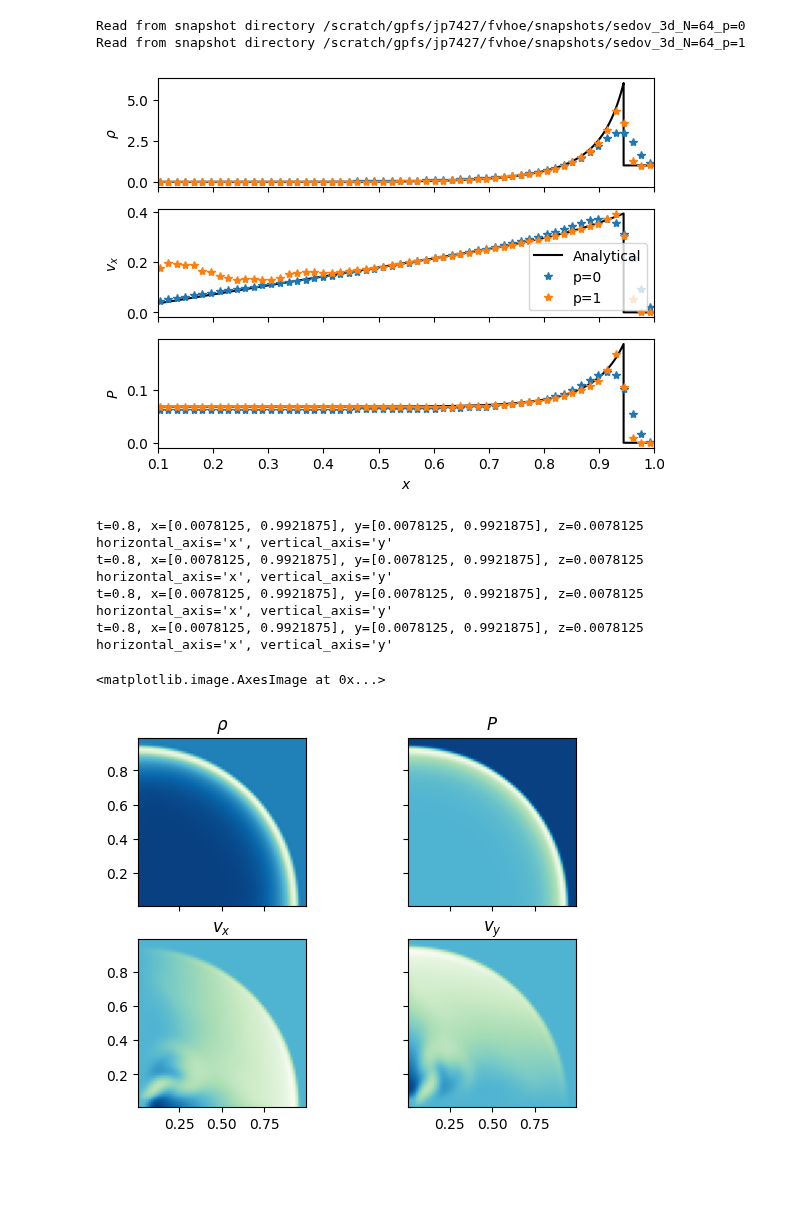
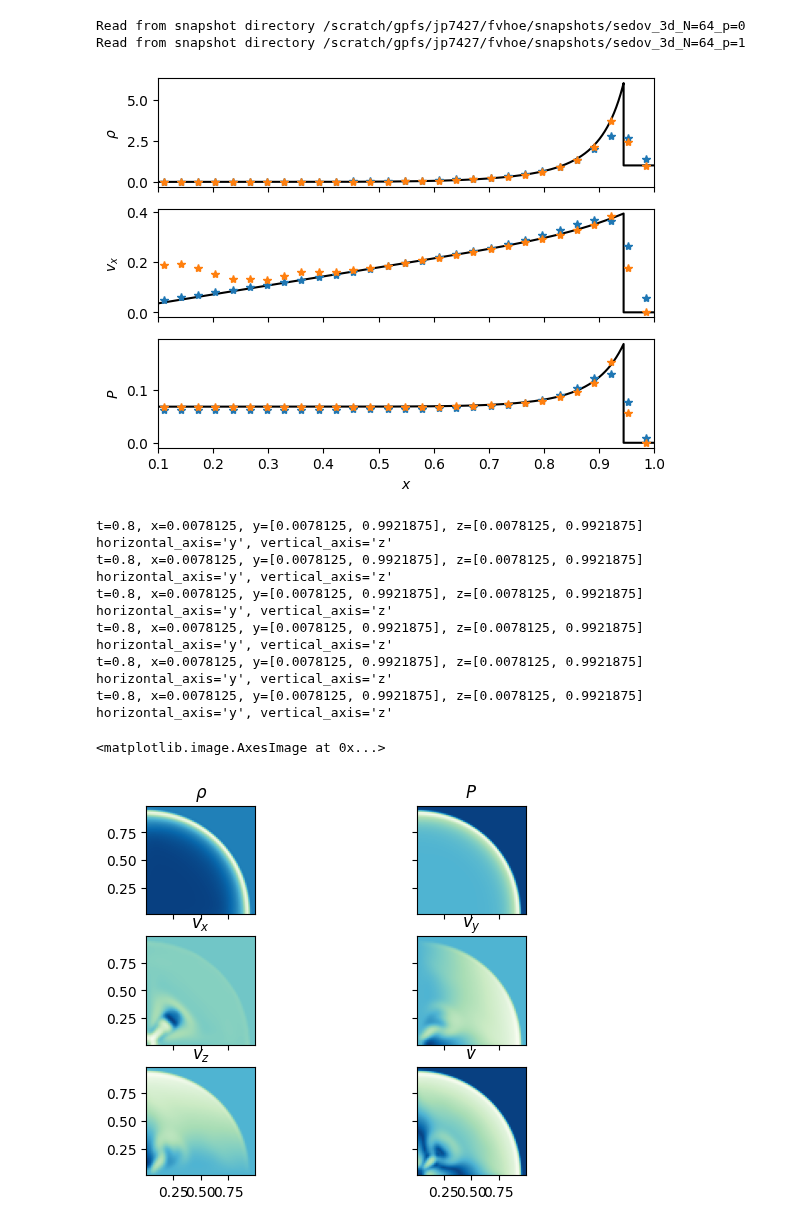
Before and after one commit to jpalafou/FVHOE, a Jupyter notebook: examples/euler/sedov.ipynb, the cells around one changed output. Saved outputs shown, nothing was run; the diff lists cells and outputs as text; code cells hidden in the pictures; blank space fills up the shorter version.

```diff
--- a/examples/euler/sedov.ipynb
+++ b/examples/euler/sedov.ipynb
@@ -102,7 +102,7 @@ chi0=1.0040002436392572
 Text(0.5, 0, '$x$')
 [figure]
 # %%
-N = 128
+N = 64
 snapshot_dir = "/scratch/gpfs/jp7427/fvhoe/snapshots/sedov_2d"
 overwrite = False
 radii = np.linspace(0, 1, N // 2 + 1)
@@ -203,6 +232,7 @@ Text(0.5, 0, '$x$')
 N = 64
 snapshot_dir = "/scratch/gpfs/jp7427/fvhoe/snapshots/sedov_3d"
 overwrite = False
+radii = np.linspace(0, 1, N // 2 + 1)
 
 for p in [0, 1]:
     solver = EulerSolver(
@@ -228,7 +258,7 @@ for p in [0, 1]:
         px=p,
         py=p,
         pz=p,
-        riemann_solver="hllc",
+        riemann_solver="llf",
         a_posteriori_slope_limiting=True,
         slope_limiter="minmod",
         NAD=1e-3,
@@ -251,28 +281,35 @@ Read from snapshot directory /scratch/gpfs/jp7427/fvhoe/snapshots/sedov_3d_N=64_
 Read from snapshot directory /scratch/gpfs/jp7427/fvhoe/snapshots/sedov_3d_N=64_p=1
 # %%
 ax[2].set_xlim(0.1, 1)
-ax[1].legend()
 fig
 # %% [output]
-[figure, old version]
+[figure, new version]
 # %%
-fig, ax = plt.subplots(2, 2, sharex=True, sharey=True)
+fig, ax = plt.subplots(3, 2, sharex=True, sharey=True)
 ax[0, 0].set_title(r"$\rho$")
-solver.plot_2d_slice(ax[0, 0], param="rho", z=0)
+solver.plot_2d_slice(ax[0, 0], param="rho", x=0)
 ax[0, 1].set_title(r"$P$")
-solver.plot_2d_slice(ax[0, 1], param="P", z=0)
+solver.plot_2d_slice(ax[0, 1], param="P", x=0)
 ax[1, 0].set_title(r"$v_x$")
-solver.plot_2d_slice(ax[1, 0], param="vx", z=0)
+solver.plot_2d_slice(ax[1, 0], param="vx", x=0)
 ax[1, 1].set_title(r"$v_y$")
-solver.plot_2d_slice(ax[1, 1], param="vy", z=0)
+solver.plot_2d_slice(ax[1, 1], param="vy", x=0)
+ax[2, 0].set_title(r"$v_z$")
+solver.plot_2d_slice(ax[2, 0], param="vz", x=0)
+ax[2, 1].set_title(r"$v$")
+solver.plot_2d_slice(ax[2, 1], param="v", x=0)
 # %% [output]
-t=0.8, x=[0.0078125, 0.9921875], y=[0.0078125, 0.9921875], z=0.0078125
-horizontal_axis='x', vertical_axis='y'
-t=0.8, x=[0.0078125, 0.9921875], y=[0.0078125, 0.9921875], z=0.0078125
-horizontal_axis='x', vertical_axis='y'
-t=0.8, x=[0.0078125, 0.9921875], y=[0.0078125, 0.9921875], z=0.0078125
-horizontal_axis='x', vertical_axis='y'
-t=0.8, x=[0.0078125, 0.9921875], y=[0.0078125, 0.9921875], z=0.0078125
-horizontal_axis='x', vertical_axis='y'
+t=0.8, x=0.0078125, y=[0.0078125, 0.9921875], z=[0.0078125, 0.9921875]
+horizontal_axis='y', vertical_axis='z'
+t=0.8, x=0.0078125, y=[0.0078125, 0.9921875], z=[0.0078125, 0.9921875]
+horizontal_axis='y', vertical_axis='z'
+t=0.8, x=0.0078125, y=[0.0078125, 0.9921875], z=[0.0078125, 0.9921875]
+horizontal_axis='y', vertical_axis='z'
+t=0.8, x=0.0078125, y=[0.0078125, 0.9921875], z=[0.0078125, 0.9921875]
+horizontal_axis='y', vertical_axis='z'
+t=0.8, x=0.0078125, y=[0.0078125, 0.9921875], z=[0.0078125, 0.9921875]
+horizontal_axis='y', vertical_axis='z'
+t=0.8, x=0.0078125, y=[0.0078125, 0.9921875], z=[0.0078125, 0.9921875]
+horizontal_axis='y', vertical_axis='z'
 <matplotlib.image.AxesImage at 0x...>
-[figure, old version]
+[figure, new version]
```
Also changed, not shown: parts of 3 cells of this notebook, 6 other files.
